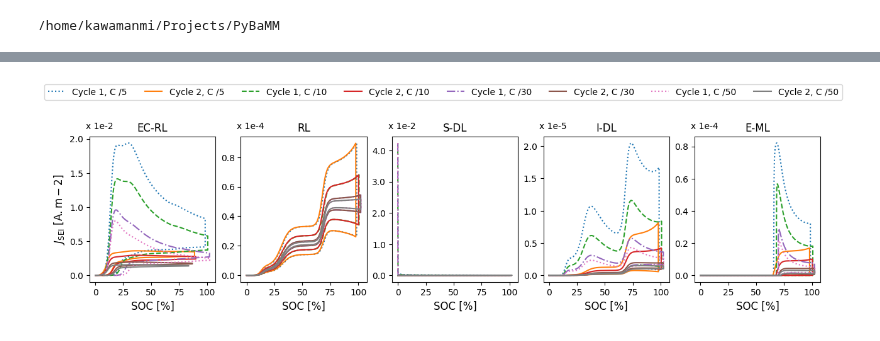
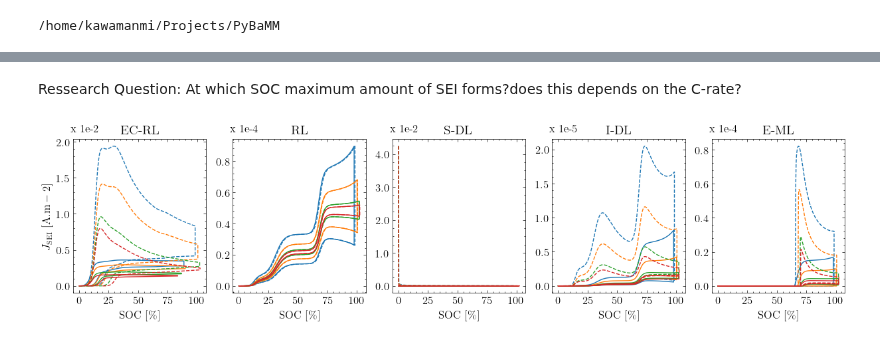
Before and after one commit to brosaplanella/formation, a Jupyter notebook: ModVal2024_Poster.ipynb, the cells around one changed output, grey strips where cells are left out. Saved outputs shown, nothing was run; the diff lists cells and outputs as text; code cells hidden in the pictures.

```diff
--- a/ModVal2024_Poster.ipynb
+++ b/ModVal2024_Poster.ipynb
@@ -177,43 +126,51 @@ Observations:
+# %% [markdown]
+Ressearch Question: At which SOC maximum amount of SEI forms?does this depends on the C-rate?
 # %%
 import matplotlib.ticker as ticker
+import matplotlib.pyplot as plt
+import scienceplots
 import matplotlib.cm as cm
+import numpy as np
+
+plt.style.use('science')  # Use the 'science' style
+cmap = cm.get_cmap('tab10')  # Colour map (there are many others)
+
+plt.rcParams["font.family"] = "DejaVu Sans"
 
 fig, axs = plt.subplots(1, len(sei_models), figsize=(15, 3))
 k = 0
-line_style = [":", "-", "--", "-", "-.", "-", ":", "-"]
+line_styles = ["--", "-"]  # Define line styles
 
 for i, model in enumerate(sei_models):
-    pp = 0
-    for c_rate in (c_rates):
+    for j, c_rate in enumerate(c_rates):
         indices = []
         for cycle in range(0, 2):
             DCh_capacity = (
                 (5 - sols[k].cycles[cycle]['Discharge capacity [A.h]'].entries)/5-1) * 100
             J_sei = np.abs(
                 sols[k].cycles[cycle]['X-averaged negative electrode SEI interfacial current density [A.m-2]'].entries)
-            axs[i].plot(DCh_capacity, J_sei, linestyle=line_style[pp],
+            axs[i].plot(DCh_capacity, J_sei, linestyle=line_styles[cycle % 2], color=cmap(j),
                         label="Cycle " + str(cycle+1) + ", C /" + str(c_rate))
-            pp += 1
         k += 1
-    axs[i].set_xlabel('SOC [%]', fontsize=12)
-    axs[i].set_title(sei_models_Label[i])
+    axs[i].set_xlabel('SOC [\%]', fontsize=12)
+    axs[i].set_title(sei_models_Label[i], fontsize=14)
     current_values = axs[i].get_yticks()
     exponent = np.floor(np.log10(np.max(current_values)))
     scaled_values = current_values / 10**exponent
     axs[i].set_yticklabels(['{:.1f}'.format(y) for y in scaled_values])
-    axs[i].text(-0.03, 1.1, 'x 1e{:.0f}'.format(exponent),
-                transform=axs[i].transAxes, va='top', ha='left')
+    axs[i].text(-0.02, 1.1, 'x 1e{:.0f}'.format(exponent),
+                transform=axs[i].transAxes, va='top', ha='left', fontsize=12)
     if i == 0:  # Only set y-label for the first subplot
         axs[i].set_ylabel(
             '$J_{\mathrm{SEI}} \ \mathrm{[A.m-2]} $', fontsize=12)
     # Set the number of ticks on the y-axis and x-axis to 4 or 5
     axs[i].yaxis.set_major_locator(ticker.MaxNLocator(5))
     axs[i].xaxis.set_major_locator(ticker.MaxNLocator(5))
+    # Set font size for x-axis ticks
+    axs[i].tick_params(axis='x', labelsize=12)
+    # Set font size for y-axis ticks
+    axs[i].tick_params(axis='y', labelsize=12)
     handles, labels = axs[0].get_legend_handles_labels()
-fig.legend(handles, labels, loc='lower center',
-           ncol=len(labels), bbox_to_anchor=(0.5, 1.05))
-fig.savefig('/home/kawamanmi/Projects/formation/figure3{}.svg'.format(model.capitalize()),
-            format='svg', dpi=300, bbox_inches='tight')
 plt.show()
 # %% [output]
-[figure, old version]
+[figure, new version]
```
Also changed, not shown: parts of 26 cells of this notebook.
